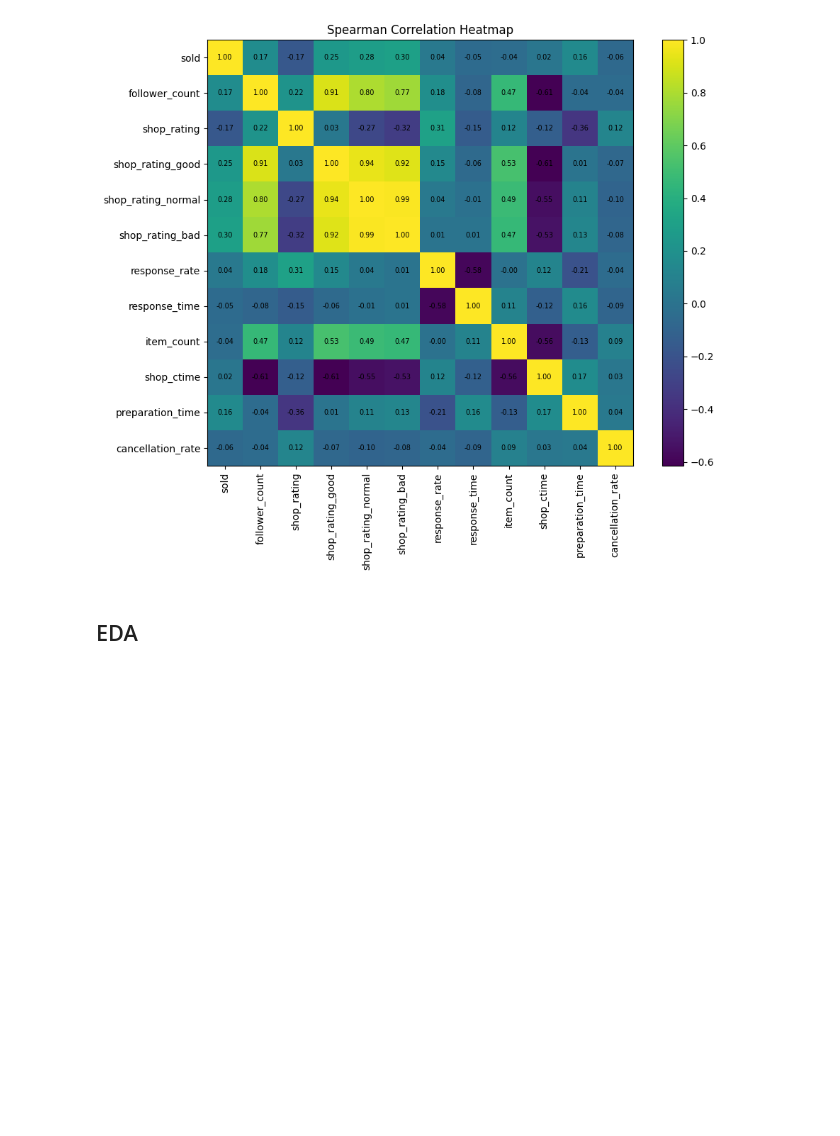
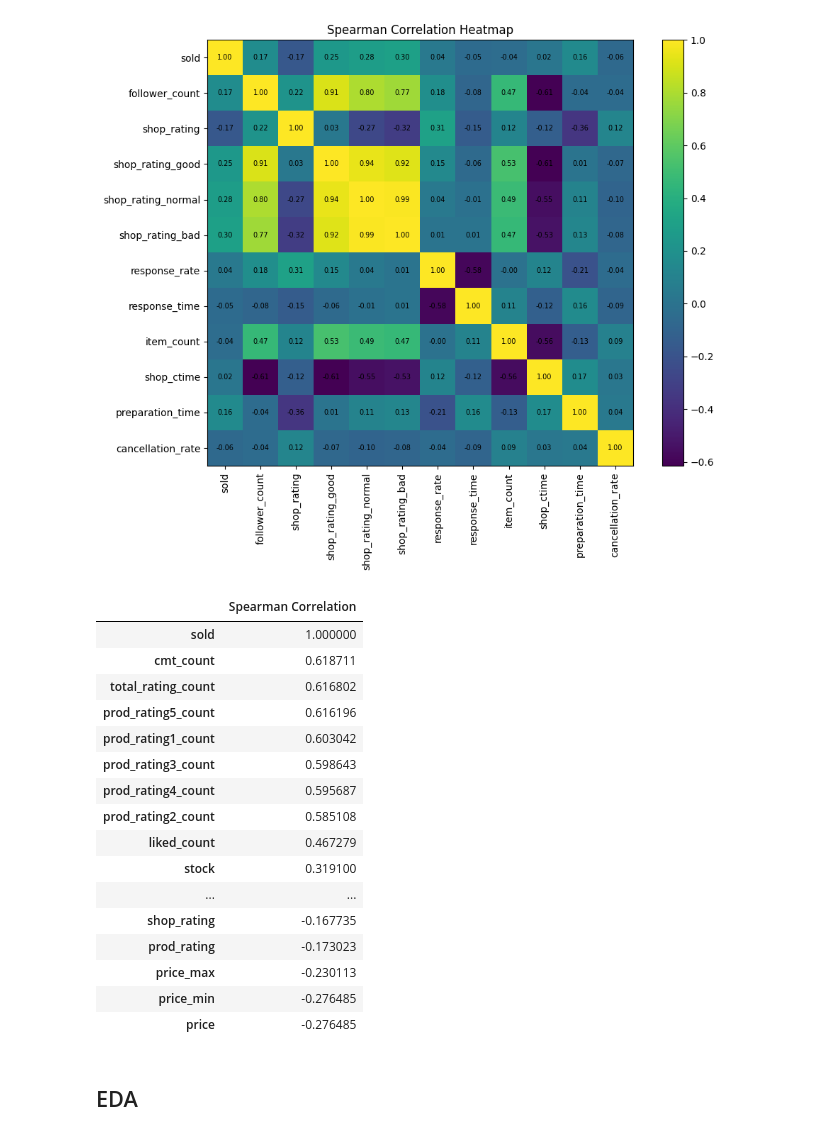
Before and after one commit to erickdelenia08/shopee-earphone-analysis, a Jupyter notebook: notebooks/feature_importance.ipynb, the cells around one changed output. Saved outputs shown, nothing was run; the diff lists cells and outputs as text; code cells hidden in the pictures; blank space fills up the shorter version.

```diff
--- a/notebooks/feature_importance.ipynb
+++ b/notebooks/feature_importance.ipynb
@@ -309,6 +309,34 @@ showHeatMap(df_num[['sold','follower_count', 'shop_rating', 'shop_rating_good',
        'cancellation_rate']].corr(method='spearman'))
 # %% [output]
 [figure]
+# %%
+corr = df_num.corr(method='spearman')
+
+corr_sorted = (
+    corr['sold']
+    .sort_values(ascending=False)
+    .to_frame(name='Spearman Correlation')
+)
+
+corr_sorted
+# %% [output]
+|  | Spearman Correlation |
+| sold | 1.000000 |
+| cmt_count | 0.618711 |
+| total_rating_count | 0.616802 |
+| prod_rating5_count | 0.616196 |
+| prod_rating1_count | 0.603042 |
+| prod_rating3_count | 0.598643 |
+| prod_rating4_count | 0.595687 |
+| prod_rating2_count | 0.585108 |
+| liked_count | 0.467279 |
+| stock | 0.319100 |
+| ... | ... |
+| shop_rating | -0.167735 |
+| prod_rating | -0.173023 |
+| price_max | -0.230113 |
+| price_min | -0.276485 |
+| price | -0.276485 |
 # %%
 df_num=df_num.drop(columns=['historical_sold','cancellation_rate','product_age_days'])
 # %%
```
Also changed, not shown: 1 other file.
